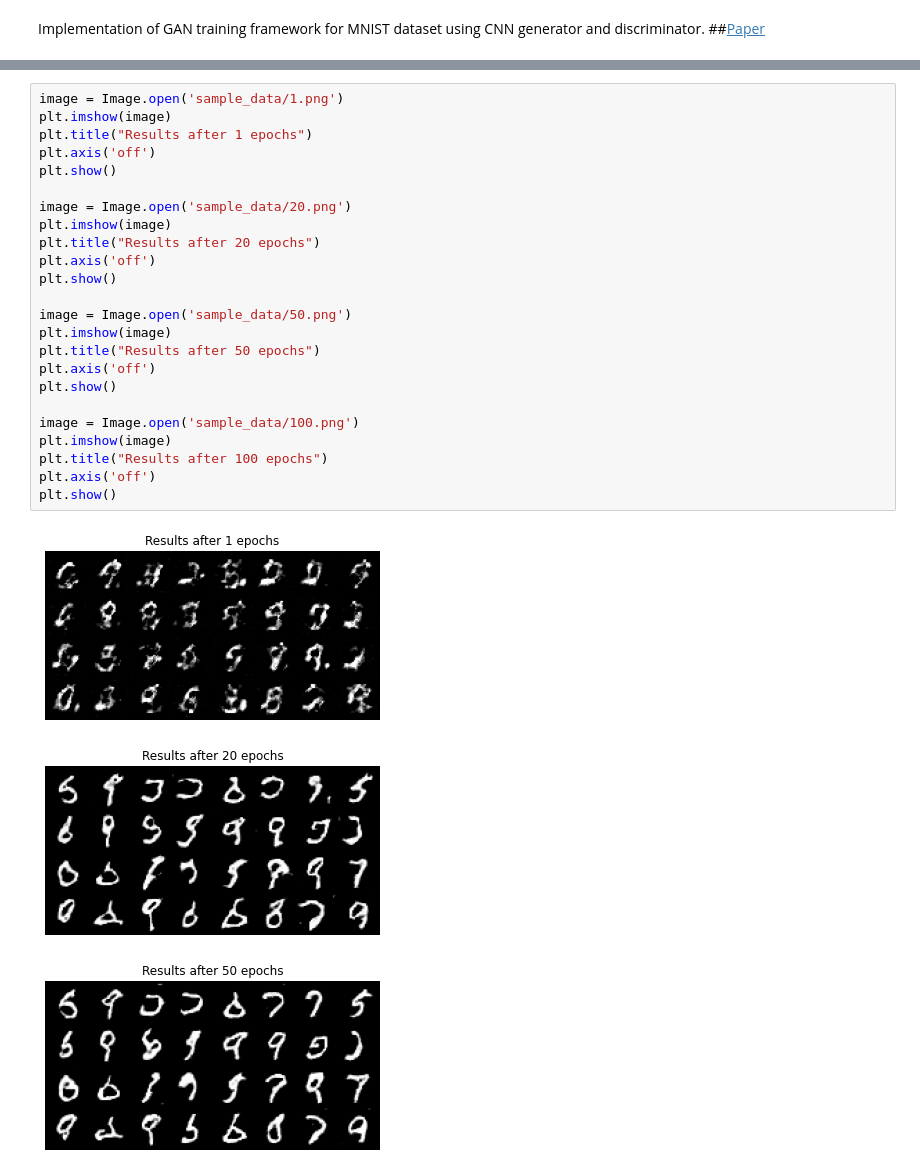
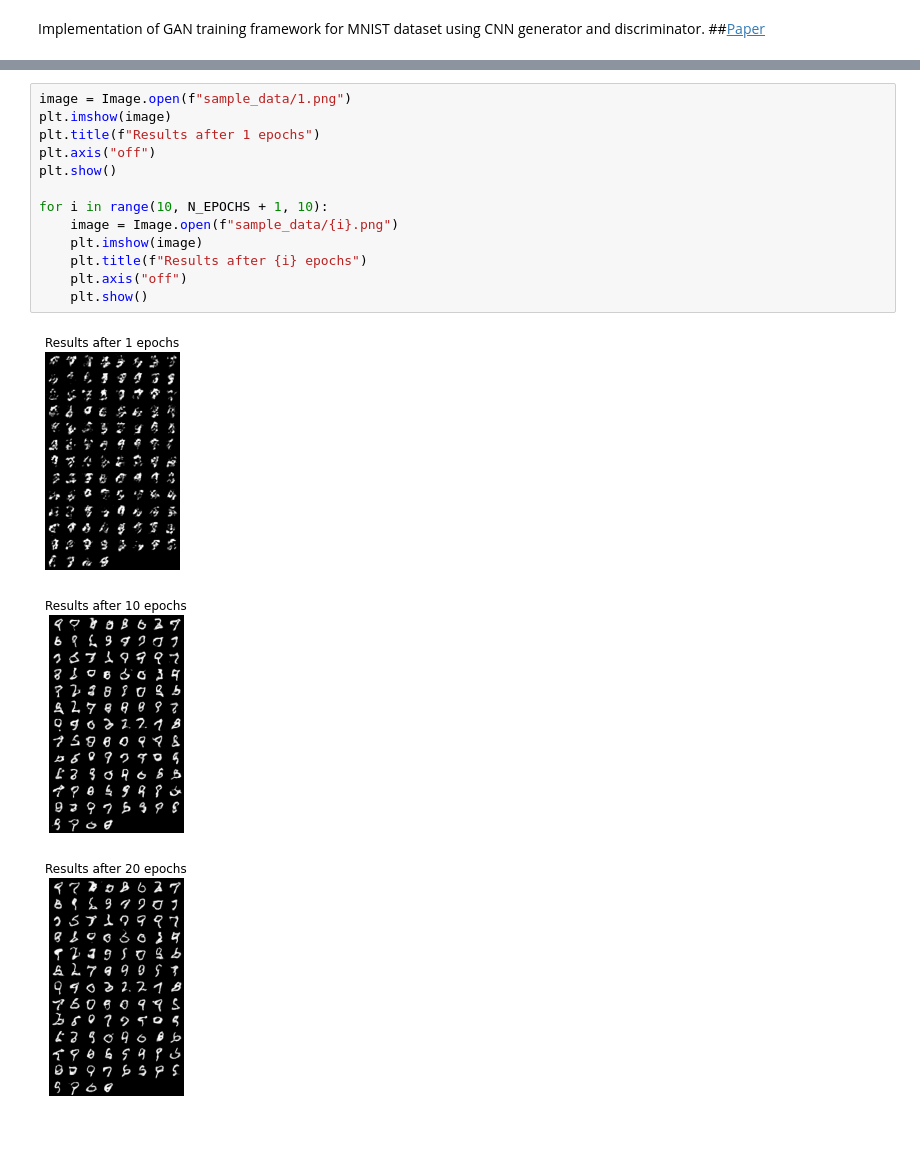
Before and after one commit to Jolloniego/paper-implementations, a Jupyter notebook: notebooks/GAN.ipynb, the cells around one changed output, grey strips where cells are left out. Cells and saved outputs as stored; diff of their text form; blank space fills up the shorter version.

```diff
--- a/notebooks/GAN.ipynb
+++ b/notebooks/GAN.ipynb
@@ -202,28 +271,17 @@ Epoch 100 | Accuracy 0.71 | Gen Loss 1.003049 | Disc Fake Loss 0.570574 | Disc V
 # %%
-image = Image.open('sample_data/1.png')
+image = Image.open(f"sample_data/1.png")
 plt.imshow(image)
-plt.title("Results after 1 epochs")
-plt.axis('off')
+plt.title(f"Results after 1 epochs")
+plt.axis("off")
 plt.show()
 
-image = Image.open('sample_data/20.png')
-plt.imshow(image)
-plt.title("Results after 20 epochs")
-plt.axis('off')
-plt.show()
-
-image = Image.open('sample_data/50.png')
-plt.imshow(image)
-plt.title("Results after 50 epochs")
-plt.axis('off')
-plt.show()
-
-image = Image.open('sample_data/100.png')
-plt.imshow(image)
-plt.title("Results after 100 epochs")
-plt.axis('off')
-plt.show()
+for i in range(10, N_EPOCHS + 1, 10):
+    image = Image.open(f"sample_data/{i}.png")
+    plt.imshow(image)
+    plt.title(f"Results after {i} epochs")
+    plt.axis("off")
+    plt.show()
 # %% [output]
-[figure, old version]
+[figure, new version]
-[figure, old version]
+[figure, new version]
-[figure, old version]
+[figure, new version]
```
Also changed, not shown: parts of 7 cells of this notebook.
